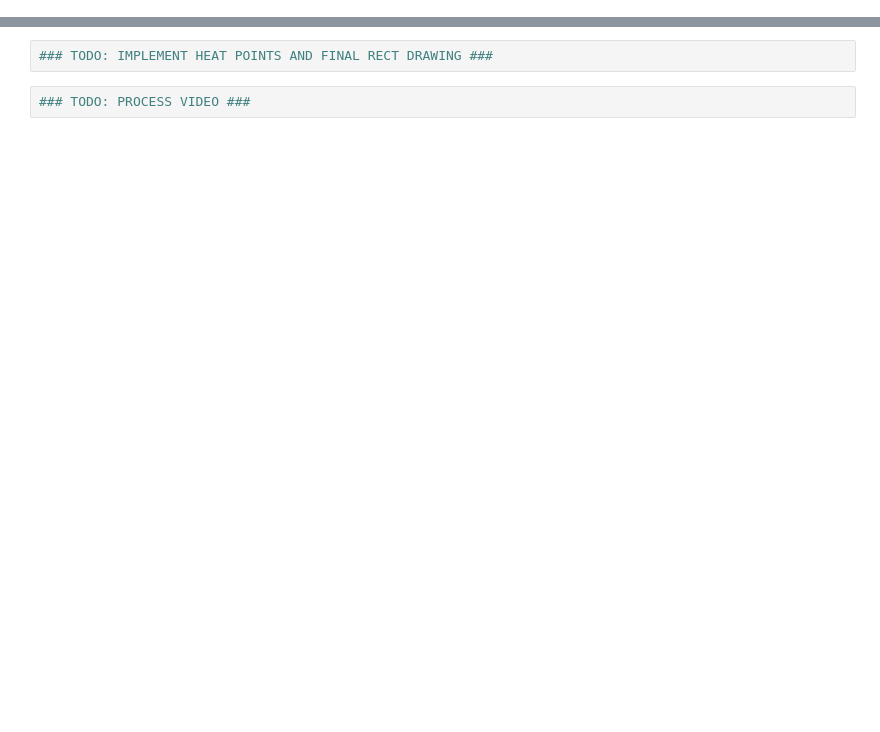
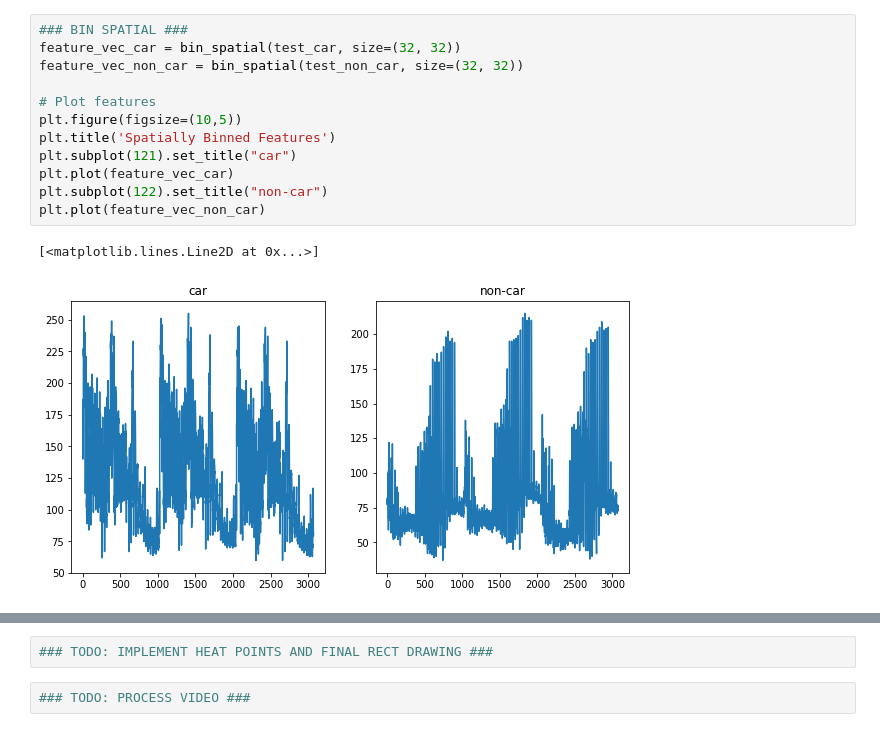
Before and after one commit to pandaive/CarND-Vehicle-Detection-And-Tracking, a Jupyter notebook: P5.ipynb, the cells around one changed output, grey strips where cells are left out. Saved outputs shown, nothing was run; the diff lists cells and outputs as text; blank space fills up the shorter version.

```diff
--- a/P5.ipynb
+++ b/P5.ipynb
@@ -44,0 +178,15 @@ for i, filename in enumerate(non_vehicles_files):
+# %%
+### BIN SPATIAL ###
+feature_vec_car = bin_spatial(test_car, size=(32, 32))
+feature_vec_non_car = bin_spatial(test_non_car, size=(32, 32))
+
+# Plot features
+plt.figure(figsize=(10,5))
+plt.title('Spatially Binned Features')
+plt.subplot(121).set_title("car")
+plt.plot(feature_vec_car)
+plt.subplot(122).set_title("non-car")
+plt.plot(feature_vec_non_car)
+# %% [output]
+[<matplotlib.lines.Line2D at 0x...>]
+[figure, added]
```
Also changed, not shown: parts of 23 cells of this notebook, 9 other files.
